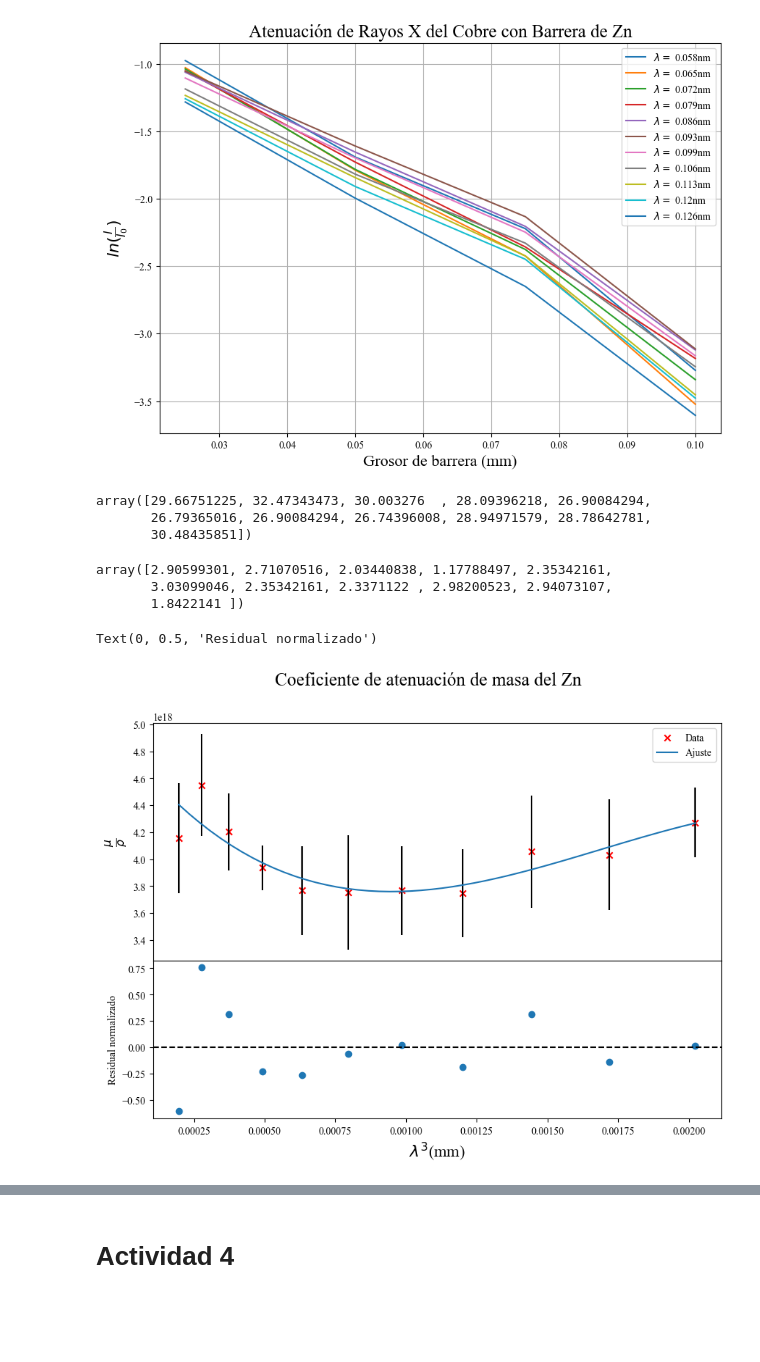
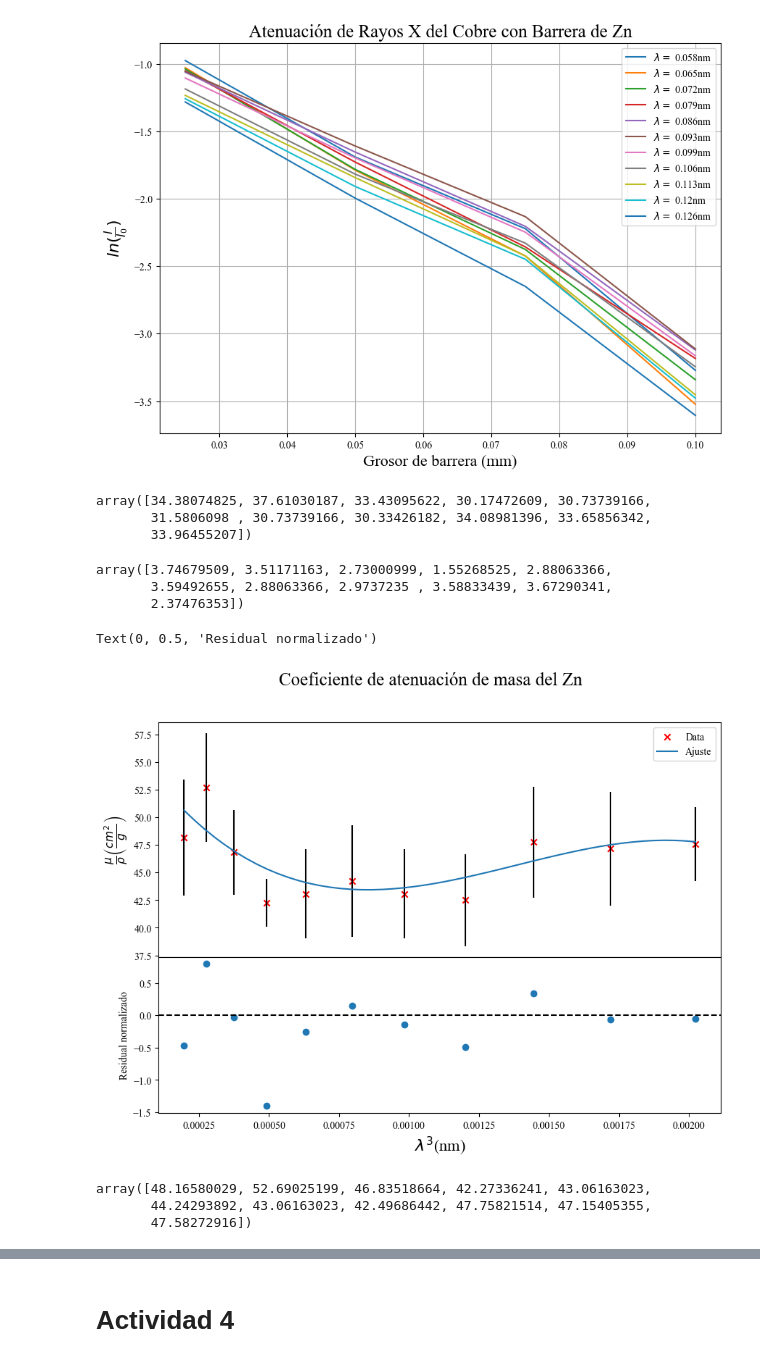
Before and after one commit to slaverdeg/Laboratorio-Intermedio-1, a Jupyter notebook: Rayos X/Actividades_2_y_4.ipynb, the cells around one changed output, grey strips where cells are left out. Drawn from its saved outputs; the diff is of its cells as text; code cells hidden in the pictures; blank space fills up the shorter version.

```diff
--- a/Rayos X/Actividades_2_y_4.ipynb
+++ b/Rayos X/Actividades_2_y_4.ipynb
@@ -105,7 +111,7 @@ plt.figure(figsize = (10, 7))
 for i in range(len(data_Al)):
     y = np.log(data_Al[i]/I0[i])
     incer_y = (I0[i]/data_Al[i])*np.sqrt(incer_I**2 + (incer_I/(I0[i]**2))**2)
-    coef,cov = np.polyfit(barreras,y, 1, cov=True)
+    coef,cov = np.polyfit(barreras,y, 1, cov=True,w=incer_y)
     miu[i] = coef[0]
     incer_miu[i] = np.sqrt(cov[0, 0])
     plt.plot(barreras,y,label= r'$\lambda=$' + ' ' + str(round(lambdas[i],3)) + 'nm')
@@ -133,12 +139,12 @@ array([0.5340625 , 0.53951353, 0.42136053, 0.31682133, 0.40159079,
 # %%
 rho_Al = 2698*1e-9 #Kg/mm3
 Z_Al = 13
-y = (miu/rho_Al) * 1e12 #nm2/Kg
+y = (miu/rho_Al) * 1e-5 #cm2/g
 x = lambdas**3
 x_ = np.linspace(x[0],x[-1])
-coef,cov = np.polyfit(x,y,3,cov=True)
+incer_y = np.abs((incer_miu/rho_Al)*1e-5)
+coef,cov = np.polyfit(x,y,3,cov=True,w=incer_y)
 model = np.poly1d(coef)
-incer_y = np.abs((incer_miu/rho_Al)*1e12)
 plt.rc('font', family='Times New Roman')
 
 fig, axs = plt.subplots(2, 1, figsize=(10, 7), gridspec_kw={'height_ratios': [1.5, 1]},sharex=True)
@@ -148,13 +154,13 @@ fig.suptitle("Coeficiente de atenuación de masa del Al", fontsize=18)
 axs[0].scatter(x,y,marker='x',color='r',label='Data')
 axs[0].errorbar(x,y,yerr= incer_y, fmt='none', ecolor='black')
 axs[0].plot(x_,model(x_),label='Ajuste')
-axs[0].set_ylabel(r'$\frac{\mu}{\rho}$', fontsize=16)
+axs[0].set_ylabel(r'$\frac{\mu}{\rho} \left( \frac{cm^{2}}{g} \right)$', fontsize=16)
 #axs[0].text(0.184,0.00152,'m = (109e-04 $\pm$ 2e-04)\nb = (0.6e-05 $\pm$ 2.8e-05)\n$R^{2} = 0.973$',fontsize=10, bbox=dict(facecolor='white', edgecolor='black', boxstyle='round'))
 axs[0].legend()
 
 axs[1].scatter(x,(y-model(x))/incer_y)
 axs[1].axhline(y=0, color='black', linestyle='--')
-axs[1].set_xlabel(r'$\lambda^{3}$' + "(mm)",fontsize=16)
+axs[1].set_xlabel(r'$\lambda^{3}$' + "(nm)",fontsize=16)
 axs[1].set_ylabel('Residual normalizado')
 #axs[1].set_ylim(-6.,7.5)
 #axs[1].set_yticks(np.arange(-4.5, 7., 1.5))
@@ -212,7 +236,7 @@ plt.figure(figsize = (10, 7))
 for i in range(len(data_Zn)):
     y = np.log(data_Zn[i]/I0[i])
     incer_y = (I0[i]/data_Zn[i])*np.sqrt(incer_I**2 + (incer_I/(I0[i]**2))**2)
-    coef,cov = np.polyfit(barreras,y, 1, cov=True)
+    coef,cov = np.polyfit(barreras,y, 1, cov=True,w = incer_y)
     miu[i] = coef[0]
     incer_miu[i] = np.sqrt(cov[0, 0])
     plt.plot(barreras,y,label= r'$\lambda=$' + ' ' + str(round(lambdas[i],3)) + 'nm')
@@ -228,42 +252,48 @@ plt.legend()
 miu *= -1
 miu
 # %% [output]
-array([29.66751225, 32.47343473, 30.003276  , 28.09396218, 26.90084294,
-       26.79365016, 26.90084294, 26.74396008, 28.94971579, 28.78642781,
-       30.48435851])
+array([34.38074825, 37.61030187, 33.43095622, 30.17472609, 30.73739166,
+       31.5806098 , 30.73739166, 30.33426182, 34.08981396, 33.65856342,
+       33.96455207])
 # %%
 incer_miu
 # %% [output]
-array([2.90599301, 2.71070516, 2.03440838, 1.17788497, 2.35342161,
-       3.03099046, 2.35342161, 2.3371122 , 2.98200523, 2.94073107,
-       1.8422141 ])
+array([3.74679509, 3.51171163, 2.73000999, 1.55268525, 2.88063366,
+       3.59492655, 2.88063366, 2.9737235 , 3.58833439, 3.67290341,
+       2.37476353])
 # %%
 rho_Zn = 7138*1e-9 #Kg/mm3
 Z_Zn = 30
 
-y = (miu/rho_Zn) * 1e12 #nm2/Kg
-coef,cov = np.polyfit(x,y,3,cov=True)
+y = (miu/rho_Zn) * 1e-5 #cm2/g
+incer_y = np.abs((incer_miu/rho_Zn)*1e-5)
+coef,cov = np.polyfit(x,y,3,cov=True,w=incer_y)
 model = np.poly1d(coef)
-incer_y = np.abs((incer_miu/rho_Zn)*1e12)
 plt.rc('font', family='Times New Roman')
 
 fig, axs = plt.subplots(2, 1, figsize=(10, 7), gridspec_kw={'height_ratios': [1.5, 1]},sharex=True)
 fig.subplots_adjust(hspace=0)
 fig.suptitle("Coeficiente de atenuación de masa del Zn", fontsize=18)
 
 axs[0].scatter(x,y,marker='x',color='r',label='Data')
 axs[0].errorbar(x,y,yerr= incer_y, fmt='none', ecolor='black')
 axs[0].plot(x_,model(x_),label='Ajuste')
-axs[0].set_ylabel(r'$\frac{\mu}{\rho}$', fontsize=16)
+axs[0].set_ylabel(r'$\frac{\mu}{\rho} \left( \frac{cm^{2}}{g} \right)$', fontsize=16)
 #axs[0].text(0.184,0.00152,'m = (109e-04 $\pm$ 2e-04)\nb = (0.6e-05 $\pm$ 2.8e-05)\n$R^{2} = 0.973$',fontsize=10, bbox=dict(facecolor='white', edgecolor='black', boxstyle='round'))
 axs[0].legend()
 
 axs[1].scatter(x,(y-model(x))/incer_y)
 axs[1].axhline(y=0, color='black', linestyle='--')
-axs[1].set_xlabel(r'$\lambda^{3}$' + "(mm)",fontsize=16)
+axs[1].set_xlabel(r'$\lambda^{3}$' + "(nm)",fontsize=16)
 axs[1].set_ylabel('Residual normalizado')
 #axs[1].set_ylim(-6.,7.5)
 #axs[1].set_yticks(np.arange(-4.5, 7., 1.5))
 # %% [output]
 Text(0, 0.5, 'Residual normalizado')
-[figure, old version]
+[figure, new version]
+# %%
+y
+# %% [output]
+array([48.16580029, 52.69025199, 46.83518664, 42.27336241, 43.06163023,
+       44.24293892, 43.06163023, 42.49686442, 47.75821514, 47.15405355,
+       47.58272916])
```
Also changed, not shown: parts of 13 cells of this notebook.
